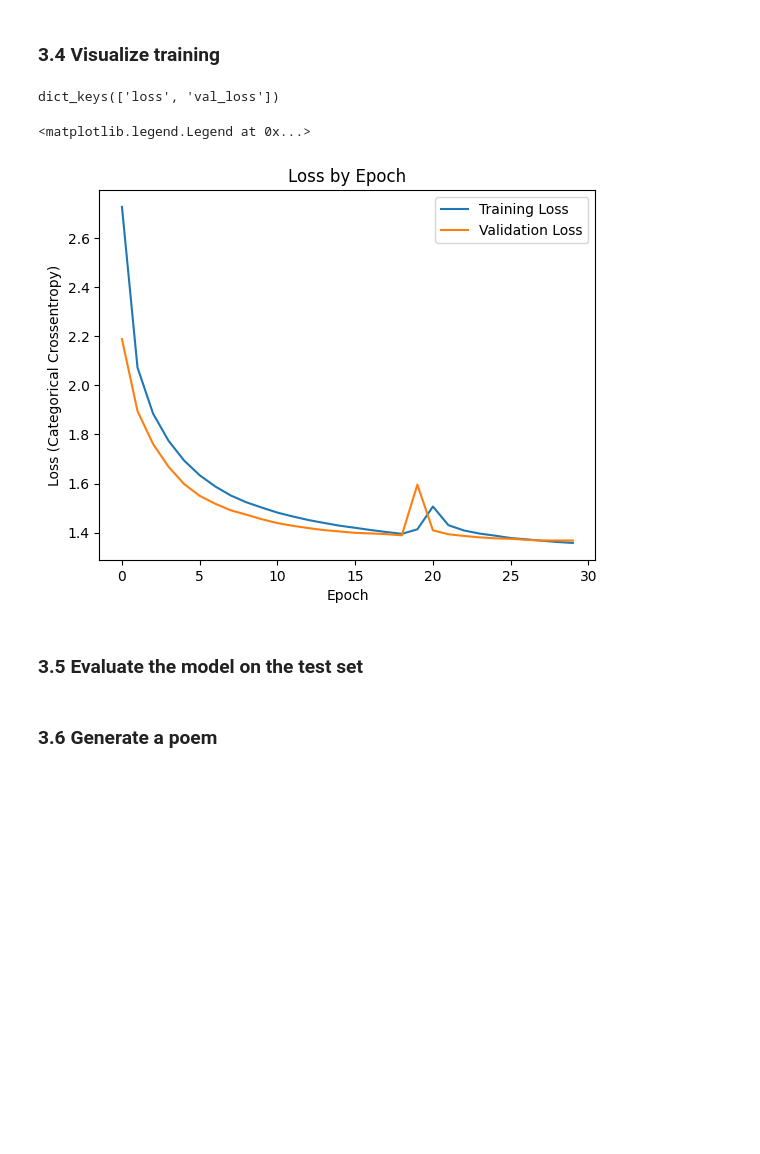
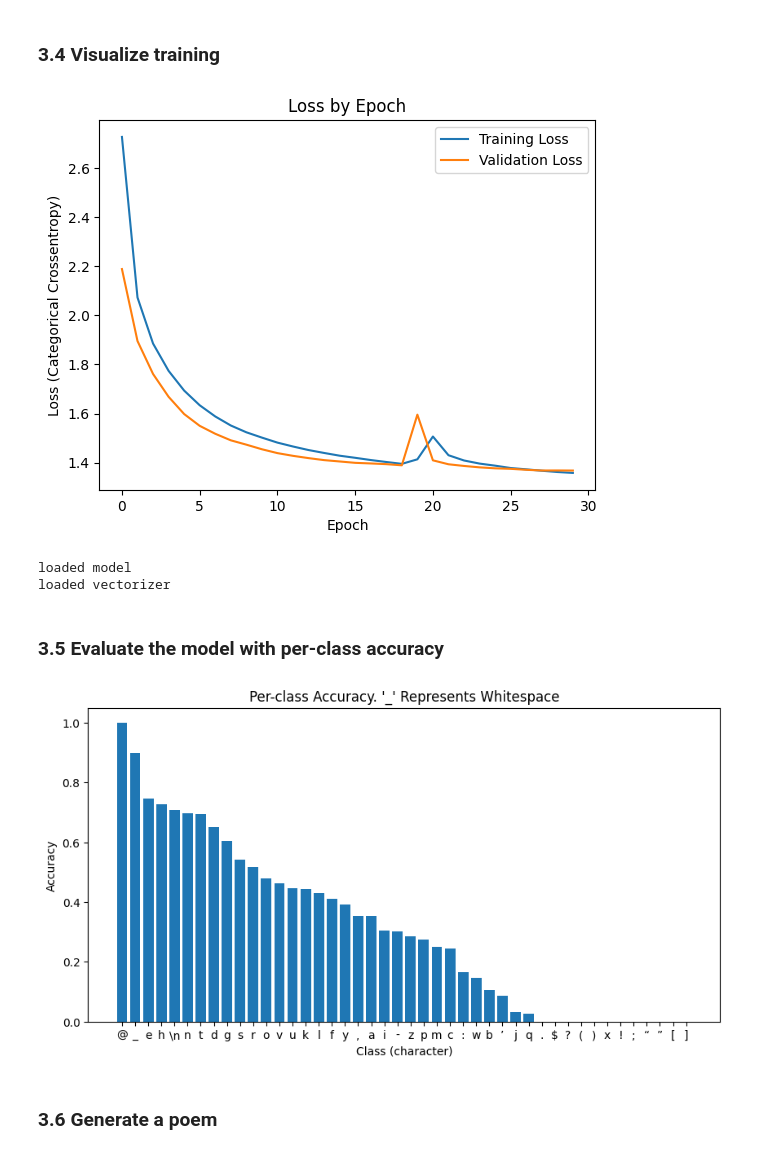
Before and after one commit to ZachOBrien/poetry-generation, a Jupyter notebook: FINAL-PROJECT-DELIVERABLE.ipynb, the cells around one changed output. Saved outputs shown, nothing was run; the diff lists cells and outputs as text; code cells hidden in the pictures; blank space fills up the shorter version.

```diff
--- a/FINAL-PROJECT-DELIVERABLE.ipynb
+++ b/FINAL-PROJECT-DELIVERABLE.ipynb
@@ -342,13 +359,12 @@ The model can be found in the model/ directory in my submission, and it is used
 # %%
 MODEL_DIR = "final_model/"
 HISTORY_PATH = MODEL_DIR + "history.pkl"
-VECTORIZER_PATH = MODEL_DIR + "vectorizer.pkl"
 MODEL_PATH = MODEL_DIR + "character_based_lm"
+VECTORIZER_PATH =  "data/vectorizer.pkl"
 # %%
 with open(HISTORY_PATH, "rb") as infile:
     history = pickle.load(infile)
 
-print(history.keys())
 fig, ax = plt.subplots()
 ax.plot(history["loss"], label="Training Loss")
 ax.plot(history["val_loss"], label="Validation Loss")
@@ -356,9 +372,18 @@ ax.set_xlabel("Epoch")
 ax.set_ylabel("Loss (Categorical Crossentropy)")
 ax.set_title("Loss by Epoch")
 ax.legend()
+plt.show()
 # %% [output]
-dict_keys(['loss', 'val_loss'])
-<matplotlib.legend.Legend at 0x...>
 [figure]
+# %%
+lstm_model = keras.models.load_model(MODEL_PATH)
+print("loaded model")
+
+with open(VECTORIZER_PATH, "rb") as infile:
+    vectorizer = pickle.load(infile)
+print("loaded vectorizer")
+# %% [output]
+loaded model
+loaded vectorizer
 # %% [markdown]
-### 3.5 Evaluate the model on the test set
+### 3.5 Evaluate the model with per-class accuracy
@@ -367,3 +390,46 @@ dict_keys(['loss', 'val_loss'])
+# %%
+# Instantiate dictionaries to keep track of errors
+num_correct_by_idx = {k:0 for k in vectorizer.int_to_token_mapping.keys()}
+total_count_by_idx = {k:0 for k in vectorizer.int_to_token_mapping.keys()}
+
+# Iterate over the batches in the testing data, and count
+# how many predictions are correctly made
+for batch_samples, batch_labels in testing_dataset:
+    gold_labels = batch_labels.numpy().argmax(axis=1)
+    predictions = lstm_model(batch_samples).numpy().argmax(axis=1)
+    for i in range(len(gold_labels)):
+        label = gold_labels[i]
+        total_count_by_idx[label] += 1
+        # If the model prediction is correct, count it
+        if label == predictions[i]:
+            num_correct_by_idx[label] += 1
+
+# Compute how many predictions of each character were actually correct
+pct_correct_by_idx = {
+    idx:(num_correct_by_idx[idx]/total_count_by_idx[idx])
+    for idx in num_correct_by_idx.keys()
+    if total_count_by_idx[idx] != 0
+}
+# %%
+# Compute how many predictions of each character were actually correct
+pct_correct_by_char = {
+    vectorizer.int_to_token(i):pct for i,pct in pct_correct_by_idx.items()
+}
+
+labels = list(sorted(pct_correct_by_char, key=pct_correct_by_char.get, reverse=True))
+pct_correct = [pct_correct_by_char[char] for char in labels]
+labels[labels.index(" ")] = "_"
+labels[labels.index("\n")] = "\\n"
+
+fig, ax = plt.subplots(figsize=(10, 5))
+ax.bar(labels, pct_correct)
+ax.set_title("Per-class Accuracy. '_' Represents Whitespace")
+ax.set_xlabel("Class (character)")
+ax.set_ylabel("Accuracy")
+
+plt.show()
+# %% [output]
+[figure, added]
 # %% [markdown]
 ### 3.6 Generate a poem
 # %%
```
Also changed, not shown: parts of 23 cells of this notebook.
